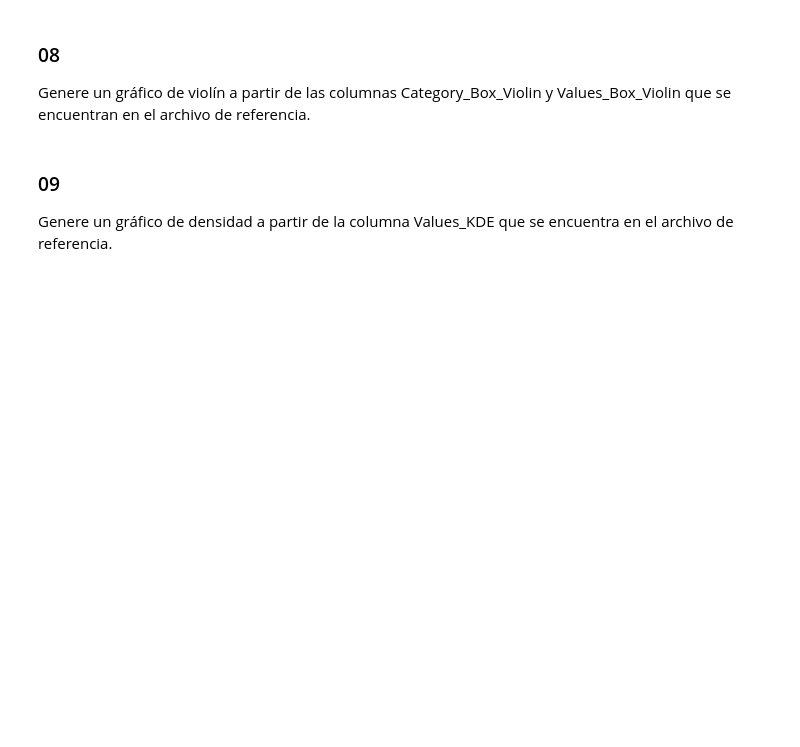
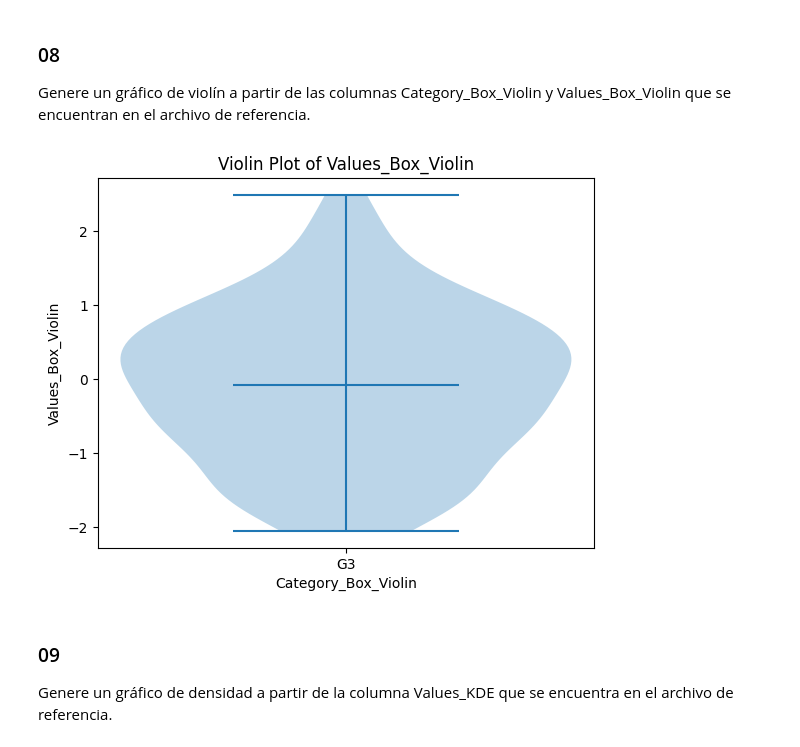
Before and after one commit to jgrajalesa/Talleres_PPI, a Jupyter notebook: Taller_04_Matplotlib.ipynb, the cells around one changed output. Cells and saved outputs as stored; diff of their text form; code cells hidden in the pictures; blank space fills up the shorter version.

```diff
--- a/Taller_04_Matplotlib.ipynb
+++ b/Taller_04_Matplotlib.ipynb
@@ -881,3 +919,20 @@ Genere un gráfico de violín a partir de las columnas Category_Box_Violin y Val
+# %%
+# Importar las librerias necesarias
+import matplotlib.pyplot as plt
+
+# Crear el gráfico de violín
+plt.violinplot(df['Values_Box_Violin'], showmeans=True)
+
+# Agregar etiquetas y título
+plt.xlabel('Category_Box_Violin')
+plt.ylabel('Values_Box_Violin')
+plt.title('Violin Plot of Values_Box_Violin')
+plt.xticks([1], [df['Category_Box_Violin'].iloc[0]])
+
+# Mostrar el gráfico
+plt.show()
+# %% [output]
+[figure, added]
 # %% [markdown]
 ### 09
 Genere un gráfico de densidad a partir de la columna Values_KDE que se encuentra en el archivo de referencia.
```
Also changed, not shown: parts of 9 cells of this notebook.
